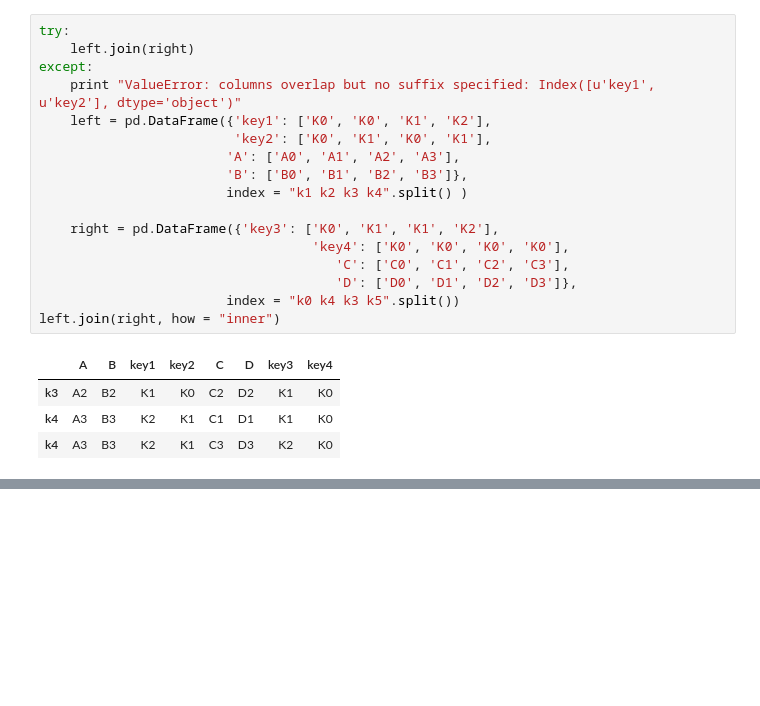
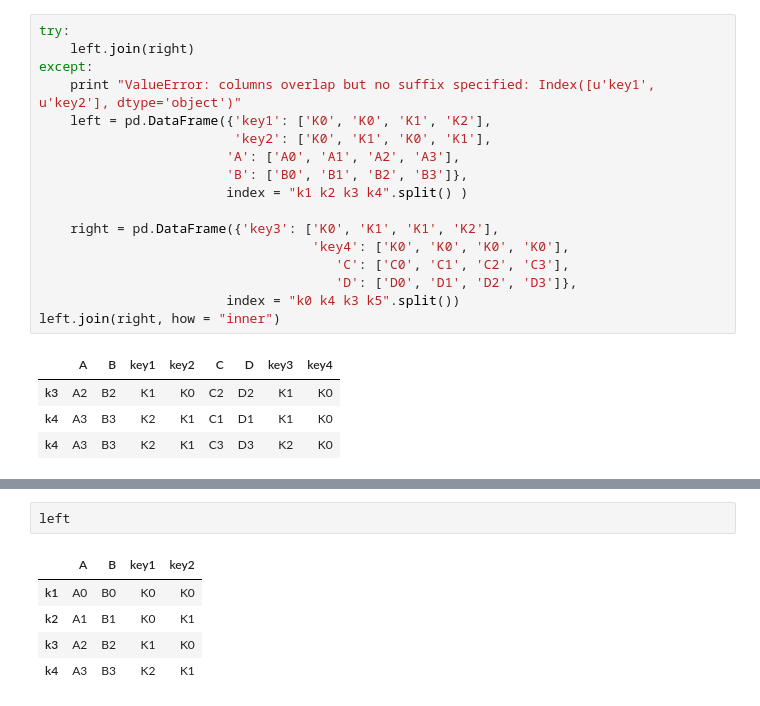
Before and after one commit to LennyFan/Machine-Learning, a Jupyter notebook: New/02-pandas.ipynb, the cells around one changed output, grey strips where cells are left out. Saved outputs shown, nothing was run; the diff lists cells and outputs as text; blank space fills up the shorter version.

```diff
--- a/New/02-pandas.ipynb
+++ b/New/02-pandas.ipynb
@@ -489,0 +586,8 @@ left.join(right, how = "inner")
+# %%
+left
+# %% [output]
+|  | A | B | key1 | key2 |
+| k1 | A0 | B0 | K0 | K0 |
+| k2 | A1 | B1 | K0 | K1 |
+| k3 | A2 | B2 | K1 | K0 |
+| k4 | A3 | B3 | K2 | K1 |
```
Also changed, not shown: parts of 15 cells of this notebook, 6 other files.
